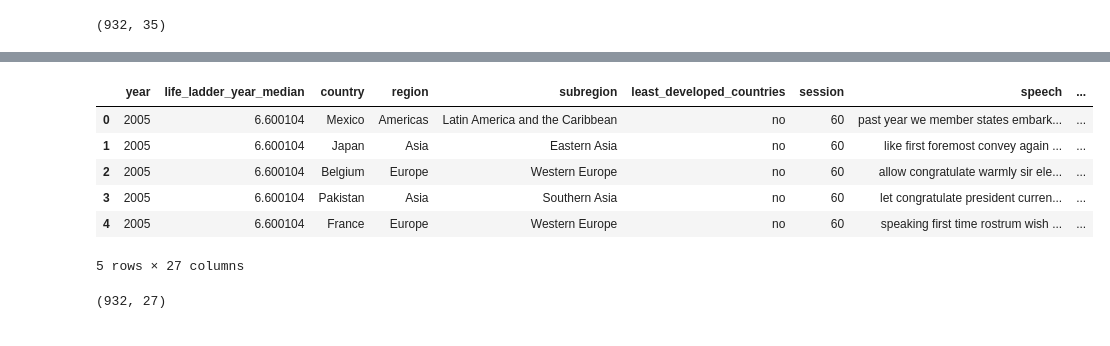
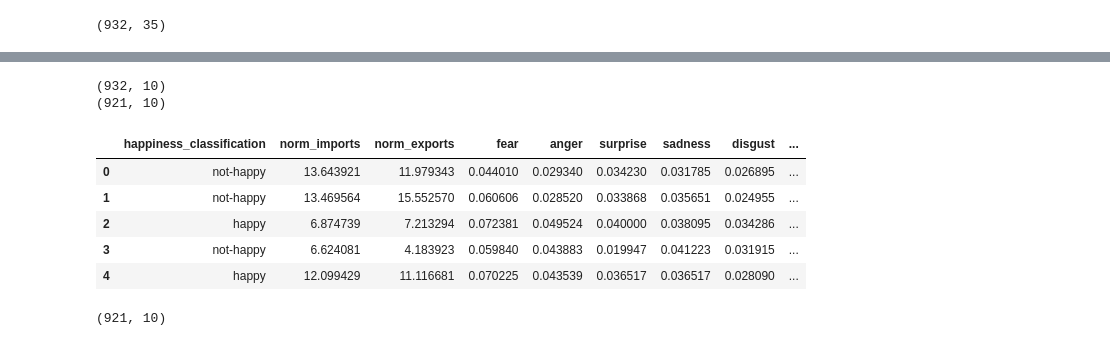
Before and after one commit to alialinush/FDS_A5, a Jupyter notebook: data_preprocessing.ipynb, the cells around one changed output, grey strips where cells are left out. Saved outputs shown, nothing was run; the diff lists cells and outputs as text; code cells hidden in the pictures.

```diff
--- a/data_preprocessing.ipynb
+++ b/data_preprocessing.ipynb
@@ -168,6 +170,4 @@ df = df.rename(columns={'Year': 'year',
 df['least_developed_countries'] = df.least_developed_countries.fillna('no')
 df['least_developed_countries'] = df.least_developed_countries.replace('x', 'yes')
 
-# drop columns that are not needed / have no meaning
-columns_to_drop = ['ccode', 'stateabb', 'source1', 'source2','anticip', 'alt_imports', 'alt_exports', 'version']
-df = df.drop(columns=columns_to_drop)
+df['gdp_per_capita'] = np.exp(df['log_gdp_per_capita'])
@@ -173,0 +185,8 @@ df = df.drop(columns=columns_to_drop)
+# %%
+df['norm_imports'] = df['imports'] / df['gdp_per_capita']
+df['norm_exports'] = df['exports'] / df['gdp_per_capita']
+# %%
+filtered_df = df.loc[:,['happiness_classification', 'norm_imports', 'norm_exports', \
+                 'fear', 'anger', 'surprise', 'sadness', 'disgust', 'joy', 'anticipation']]
+
+filtered_df.head()
@@ -174,14 +214,21 @@ df = df.drop(columns=columns_to_drop)
+# %%
+# Decided that the null values are fairly evenly distributed so we can drop them all.
+print(filtered_df.shape)
+filtered_df = filtered_df.dropna()
+print(filtered_df.shape)
+# %% [output]
+(932, 10)
+(921, 10)
 # %%
-df.to_csv('Data/preprocessed_dataset.csv', index=False)
+filtered_df.to_csv('Data/preprocessed_dataset.csv', index=False)
 
-df.head()
-df.shape
+filtered_df.head()
+filtered_df.shape
 # %% [output]
-|  | year | life_ladder_year_median | country | region | subregion | least_developed_countries | session | speech | ... |
-| 0 | 2005 | 6.600104 | Mexico | Americas | Latin America and the Caribbean | no | 60 | past year we member states embark... | ... |
-| 1 | 2005 | 6.600104 | Japan | Asia | Eastern Asia | no | 60 | like first foremost convey again ... | ... |
-| 2 | 2005 | 6.600104 | Belgium | Europe | Western Europe | no | 60 | allow congratulate warmly sir ele... | ... |
-| 3 | 2005 | 6.600104 | Pakistan | Asia | Southern Asia | no | 60 | let congratulate president curren... | ... |
-| 4 | 2005 | 6.600104 | France | Europe | Western Europe | no | 60 | speaking first time rostrum wish ... | ... |
+|  | happiness_classification | norm_imports | norm_exports | fear | anger | surprise | sadness | disgust | ... |
+| 0 | not-happy | 13.643921 | 11.979343 | 0.044010 | 0.029340 | 0.034230 | 0.031785 | 0.026895 | ... |
+| 1 | not-happy | 13.469564 | 15.552570 | 0.060606 | 0.028520 | 0.033868 | 0.035651 | 0.024955 | ... |
+| 2 | happy | 6.874739 | 7.213294 | 0.072381 | 0.049524 | 0.040000 | 0.038095 | 0.034286 | ... |
+| 3 | not-happy | 6.624081 | 4.183923 | 0.059840 | 0.043883 | 0.019947 | 0.041223 | 0.031915 | ... |
+| 4 | happy | 12.099429 | 11.116681 | 0.070225 | 0.043539 | 0.036517 | 0.036517 | 0.028090 | ... |
-5 rows × 27 columns
+(921, 10)
-(932, 27)
```
Also changed, not shown: parts of 5 cells of this notebook, 5 other files.
